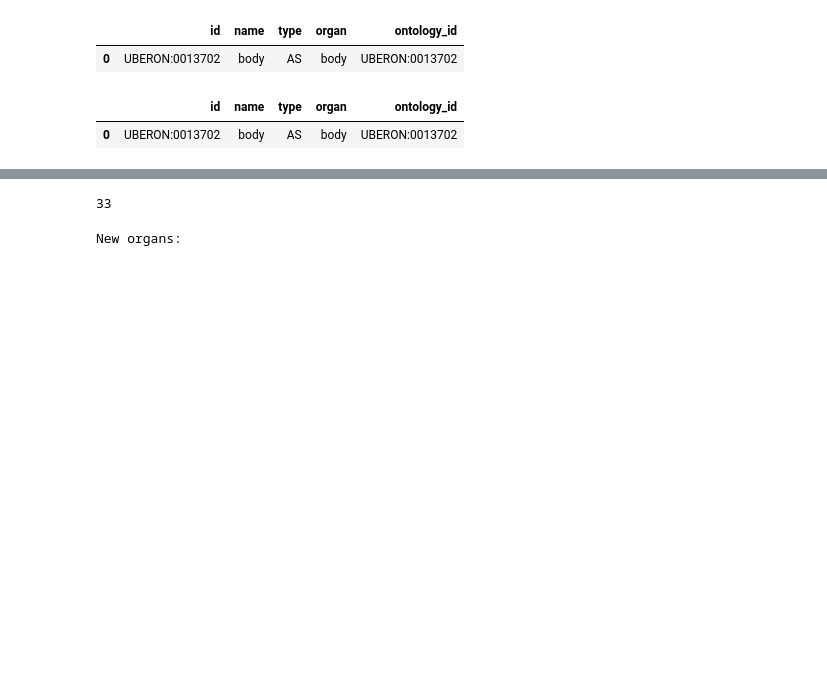
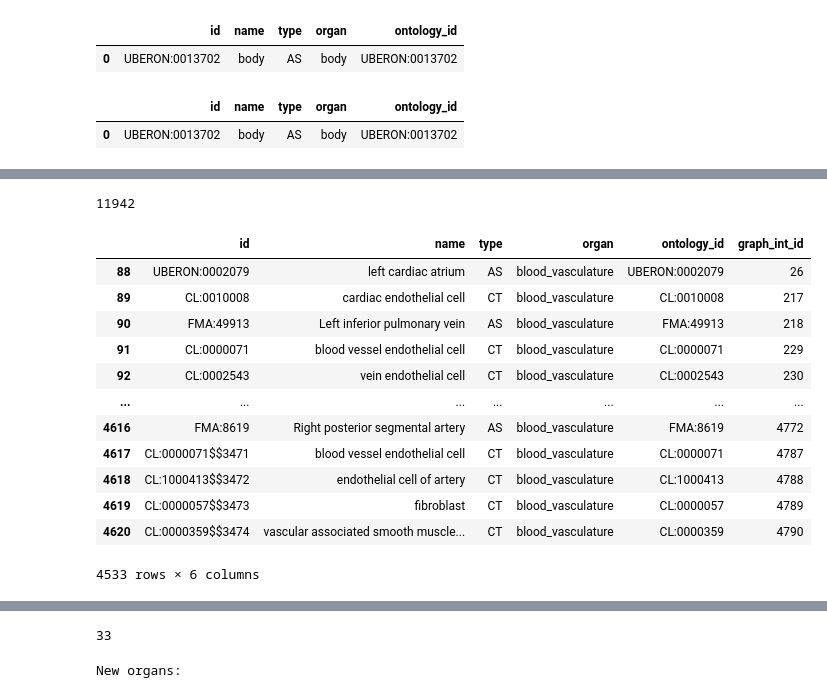
Before and after one commit to cns-iu/hra-ftu-vccf-supporting-information, a Jupyter notebook: code/HRA_Butterfly_viz_v2.ipynb, the cells around one changed output, grey strips where cells are left out. Saved outputs shown, nothing was run; the diff lists cells and outputs as text; code cells hidden in the pictures; blank space fills up the shorter version.

```diff
--- a/code/HRA_Butterfly_viz_v2.ipynb
+++ b/code/HRA_Butterfly_viz_v2.ipynb
@@ -169,2 +186,2 @@ blood_edges[(blood_edges['source']=='UBERON:0004848$$7084')|blood_edges['target'
 # %%
-whole_graph_int = nx.convert_node_labels_to_integers(whole_graph)
+whole_graph_int = nx.convert_node_labels_to_integers(whole_graph, label_attribute='id')
@@ -170,0 +192,4 @@ whole_graph_int = nx.convert_node_labels_to_integers(whole_graph)
+# %%
+id_to_graph_int_id['UBERON:0011949$$10396']
+# %% [output]
+11942
@@ -170,0 +199,19 @@ whole_graph_int = nx.convert_node_labels_to_integers(whole_graph)
+# %%
+blood_nodes_int = blood_nodes.copy()
+blood_nodes_int['graph_int_id'] = blood_nodes_int['id'].map(id_to_graph_int_id)
+# %%
+blood_nodes_int
+# %% [output]
+|  | id | name | type | organ | ontology_id | graph_int_id |
+| 88 | UBERON:0002079 | left cardiac atrium | AS | blood_vasculature | UBERON:0002079 | 26 |
+| 89 | CL:0010008 | cardiac endothelial cell | CT | blood_vasculature | CL:0010008 | 217 |
+| 90 | FMA:49913 | Left inferior pulmonary vein | AS | blood_vasculature | FMA:49913 | 218 |
+| 91 | CL:0000071 | blood vessel endothelial cell | CT | blood_vasculature | CL:0000071 | 229 |
+| 92 | CL:0002543 | vein endothelial cell | CT | blood_vasculature | CL:0002543 | 230 |
+| ... | ... | ... | ... | ... | ... | ... |
+| 4616 | FMA:8619 | Right posterior segmental artery | AS | blood_vasculature | FMA:8619 | 4772 |
+| 4617 | CL:0000071$$3471 | blood vessel endothelial cell | CT | blood_vasculature | CL:0000071 | 4787 |
+| 4618 | CL:1000413$$3472 | endothelial cell of artery | CT | blood_vasculature | CL:1000413 | 4788 |
+| 4619 | CL:0000057$$3473 | fibroblast | CT | blood_vasculature | CL:0000057 | 4789 |
+| 4620 | CL:0000359$$3474 | vascular associated smooth muscle... | CT | blood_vasculature | CL:0000359 | 4790 |
+4533 rows × 6 columns
```
Also changed, not shown: parts of 36 cells of this notebook.
